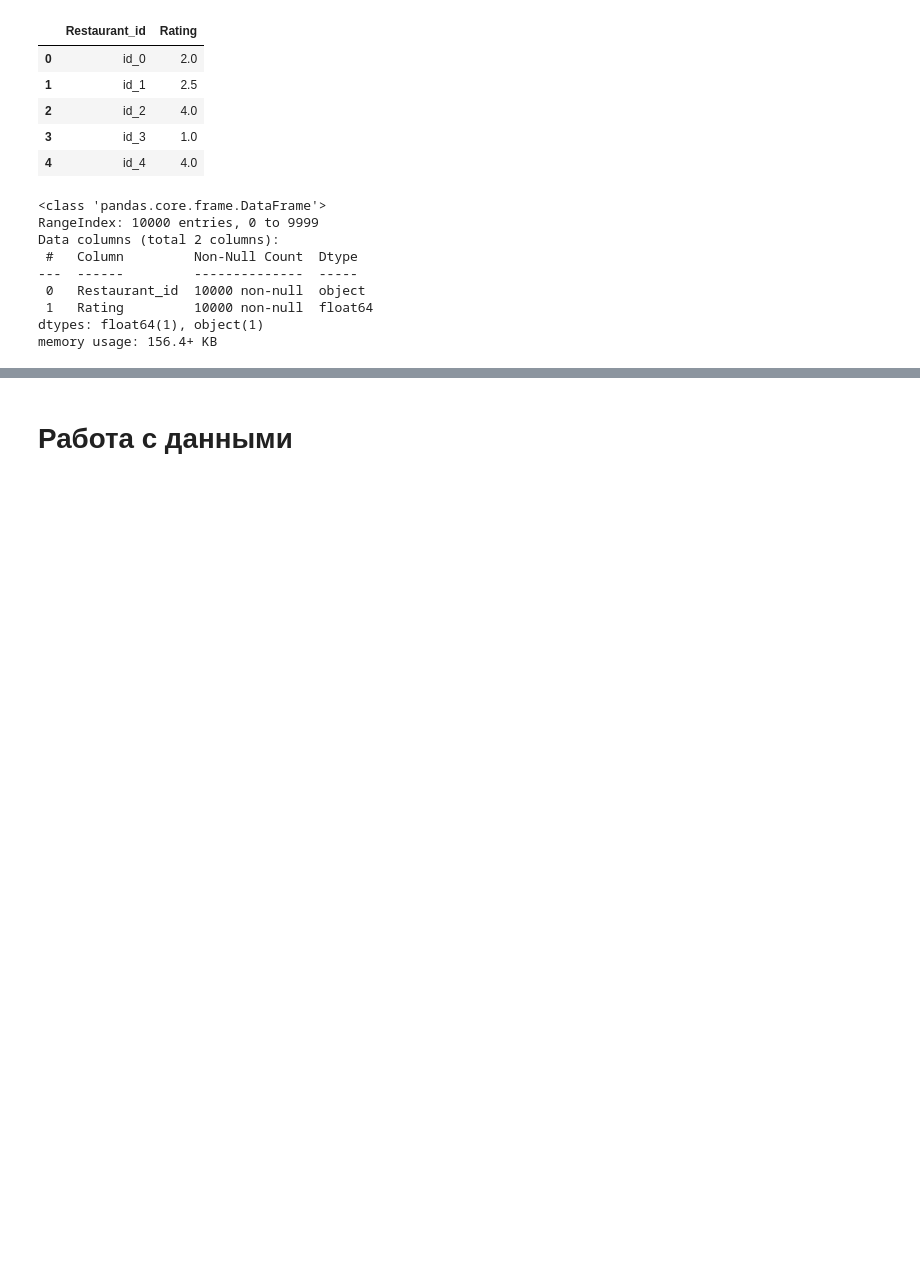
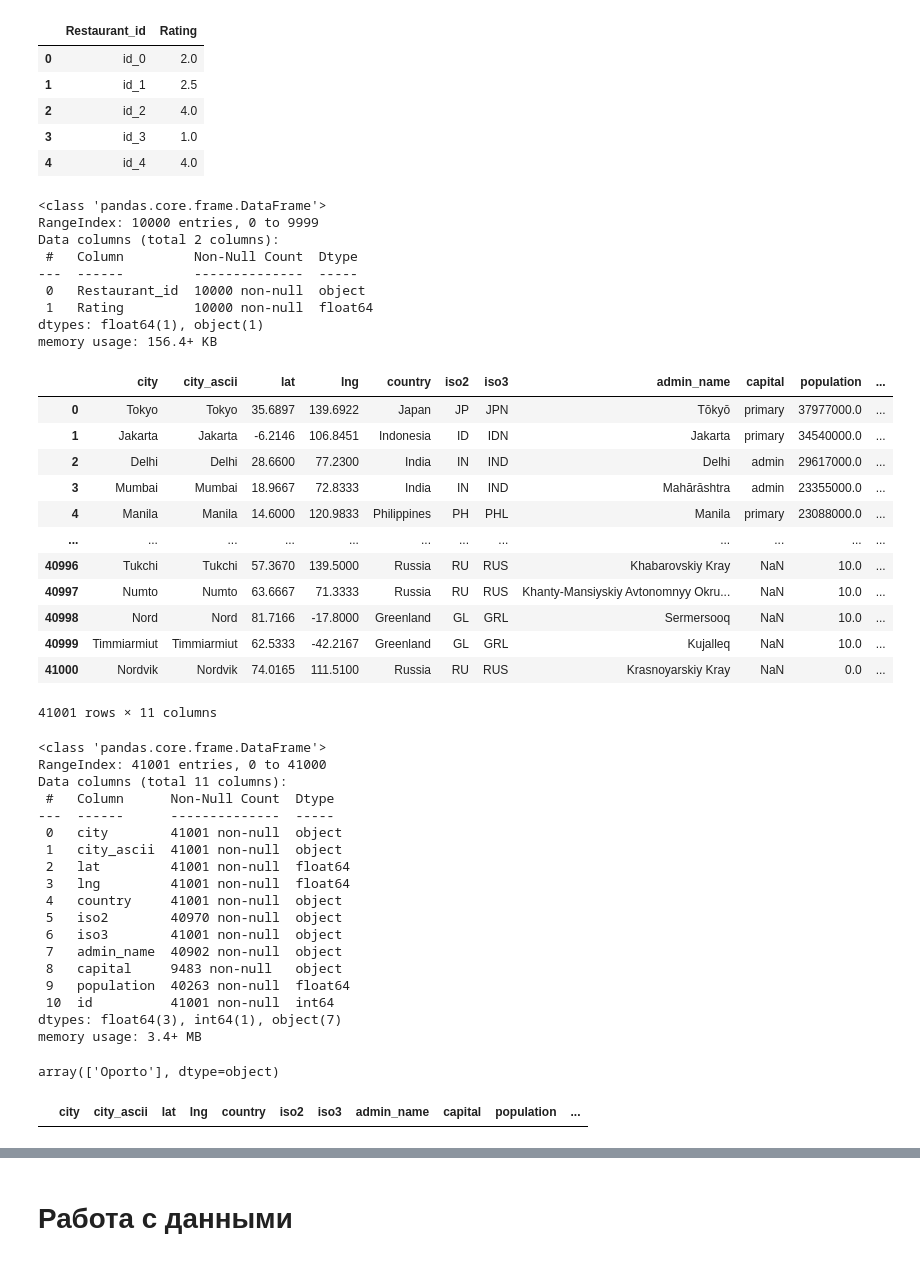
Before and after one commit to g0dzef/ML, a Jupyter notebook: module_3/TripAdvisor.ipynb, the cells around one changed output, grey strips where cells are left out. Drawn from its saved outputs; the diff is of its cells as text; code cells hidden in the pictures; blank space fills up the shorter version.

```diff
--- a/module_3/TripAdvisor.ipynb
+++ b/module_3/TripAdvisor.ipynb
@@ -40,6 +41,7 @@ RANDOM_SEED = 42
 df_train = pd.read_csv('main_task.csv')
 df_test = pd.read_csv('kaggle_task.csv')
 sample_submission = pd.read_csv('sample_submission.csv')
+df_worldcities = pd.read_csv('worldcities.csv')
 # %% [markdown]
 # Функции для обработки и анализа данных
 # %%
@@ -245,6 +265,41 @@ Data columns (total 2 columns):
  1   Rating         10000 non-null  float64
 dtypes: float64(1), object(1)
 memory usage: 156.4+ KB
+# %%
+display(df_worldcities)
+df_worldcities.info()
+# %% [output]
+|  | city | city_ascii | lat | lng | country | iso2 | iso3 | admin_name | capital | population | ... |
+| 0 | Tokyo | Tokyo | 35.6897 | 139.6922 | Japan | JP | JPN | Tōkyō | primary | 37977000.0 | ... |
+| 1 | Jakarta | Jakarta | -6.2146 | 106.8451 | Indonesia | ID | IDN | Jakarta | primary | 34540000.0 | ... |
+| 2 | Delhi | Delhi | 28.6600 | 77.2300 | India | IN | IND | Delhi | admin | 29617000.0 | ... |
+| 3 | Mumbai | Mumbai | 18.9667 | 72.8333 | India | IN | IND | Mahārāshtra | admin | 23355000.0 | ... |
+| 4 | Manila | Manila | 14.6000 | 120.9833 | Philippines | PH | PHL | Manila | primary | 23088000.0 | ... |
+| ... | ... | ... | ... | ... | ... | ... | ... | ... | ... | ... | ... |
+| 40996 | Tukchi | Tukchi | 57.3670 | 139.5000 | Russia | RU | RUS | Khabarovskiy Kray | NaN | 10.0 | ... |
+| 40997 | Numto | Numto | 63.6667 | 71.3333 | Russia | RU | RUS | Khanty-Mansiyskiy Avtonomnyy Okru... | NaN | 10.0 | ... |
+| 40998 | Nord | Nord | 81.7166 | -17.8000 | Greenland | GL | GRL | Sermersooq | NaN | 10.0 | ... |
+| 40999 | Timmiarmiut | Timmiarmiut | 62.5333 | -42.2167 | Greenland | GL | GRL | Kujalleq | NaN | 10.0 | ... |
+| 41000 | Nordvik | Nordvik | 74.0165 | 111.5100 | Russia | RU | RUS | Krasnoyarskiy Kray | NaN | 0.0 | ... |
+41001 rows × 11 columns
+<class 'pandas.core.frame.DataFrame'>
+RangeIndex: 41001 entries, 0 to 41000
+Data columns (total 11 columns):
+ #   Column      Non-Null Count  Dtype
+---  ------      --------------  -----
+ 0   city        41001 non-null  object
+ 1   city_ascii  41001 non-null  object
+ 2   lat         41001 non-null  float64
+ 3   lng         41001 non-null  float64
+ 4   country     41001 non-null  object
+ 5   iso2        40970 non-null  object
+ 6   iso3        41001 non-null  object
+ 7   admin_name  40902 non-null  object
+ 8   capital     9483 non-null   object
+ 9   population  40263 non-null  float64
+ 10  id          41001 non-null  int64
+dtypes: float64(3), int64(1), object(7)
+memory usage: 3.4+ MB
 # %%
 df_train['sample'] = 1 # помечаем где у нас трейн
 df_test['sample'] = 0 # помечаем где у нас тест
@@ -253,0 +316,10 @@ data = df_test.append(df_train, sort=False).reset_index(drop=True)
+# %%
+# Проверим города с пустым значением численности населения
+data[pd.isna(data['Population'])]['City'].unique()
+# %% [output]
+array(['Oporto'], dtype=object)
+# %%
+# Проверим наличие городка в датасети
+df_worldcities[df_worldcities['city_ascii'] == 'Oporto']
+# %% [output]
+|  | city | city_ascii | lat | lng | country | iso2 | iso3 | admin_name | capital | population | ... |
```
Also changed, not shown: parts of 115 cells of this notebook.
